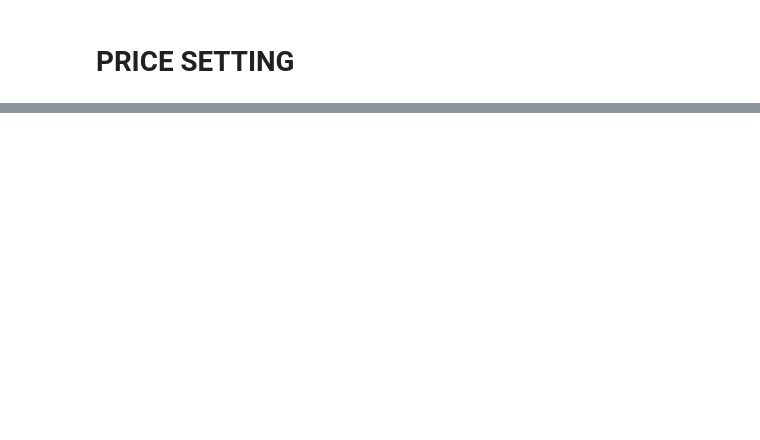
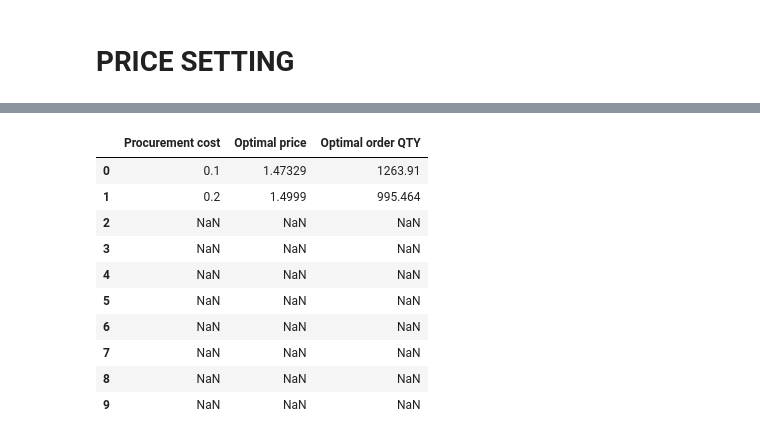
Before and after one commit to hadao211/Computational-Logistics-SS20, a Jupyter notebook: Project/Data-driven Newsvendor with Price-setting.ipynb, the cells around one changed output, grey strips where cells are left out. Drawn from its saved outputs; the diff is of its cells as text; code cells hidden in the pictures; blank space fills up the shorter version.

```diff
--- a/Project/Data-driven Newsvendor with Price-setting.ipynb
+++ b/Project/Data-driven Newsvendor with Price-setting.ipynb
@@ -20 +10,12 @@ fillRate = 0.9
+# %%
+#Initalization
+a = 0
+b = 0
+p = []
+D = []
+u = []
+
+optimalPrice = []
+optimalQty = []
+objValue = []
 # %% [markdown]
@@ -245,0 +232,21 @@ print('Optima ordering quantity:', quantity.x)
+# %%
+def DDNV_Price(sampleSize, coefVar, procurementCost, replications, estimationModel = 'cost', nonStockOut = None):
+    #Initalization
+    global optimalPrice, optimalQty, objValue
+    optimalPrice = []; optimalQty = []; objValue = [];
+
+    for i in range(replications):
+        samplingDemand(sampleSize, coefVar)
+        if estimationModel == 'service' and nonStockOut is not None:
+            (estObjVal, estBeta0, estBeta1) = SLModel(sampleSize, procurementCost)
+        else:
+            (estObjVal, estBeta0, estBeta1) = costModel(sampleSize, procurementCost)
+        print('\n',estObjVal, estBeta0, estBeta1)
+        (optVal, optP, optQ) = NVPrice(sampleSize, procurementCost, estBeta0, estBeta1)
+        print('\n',optVal, optP, optQ)
+
+        optimalPrice.append(optP)
+        optimalQty.append(optQ)
+        objValue.append(optVal)
+
+    return np.mean(optVal), np.mean(optimalPrice), np.mean(optimalQty)
@@ -245,0 +273,9 @@ print('Optima ordering quantity:', quantity.x)
+# %%
+import pandas as pd
+
+results = pd.DataFrame(index = range(10), columns = ['Procurement cost', 'Optimal price', 'Optimal order QTY'])
+
+for i in range(2):
+    c = 0.1*(i+1)
+    value,meanP,meanQ = DDNV_Price(sampleSize=200, coefVar = 0.3, procurementCost=c, replications= 1, estimationModel = 'cost', nonStockOut = None)
+    results.iloc[i,:] = [c, meanP, meanQ]
@@ -245,0 +300,14 @@ print('Optima ordering quantity:', quantity.x)
+# %%
+results
+# %% [output]
+|  | Procurement cost | Optimal price | Optimal order QTY |
+| 0 | 0.1 | 1.47329 | 1263.91 |
+| 1 | 0.2 | 1.4999 | 995.464 |
+| 2 | NaN | NaN | NaN |
+| 3 | NaN | NaN | NaN |
+| 4 | NaN | NaN | NaN |
+| 5 | NaN | NaN | NaN |
+| 6 | NaN | NaN | NaN |
+| 7 | NaN | NaN | NaN |
+| 8 | NaN | NaN | NaN |
+| 9 | NaN | NaN | NaN |
```
Also changed, not shown: parts of 18 cells of this notebook.
